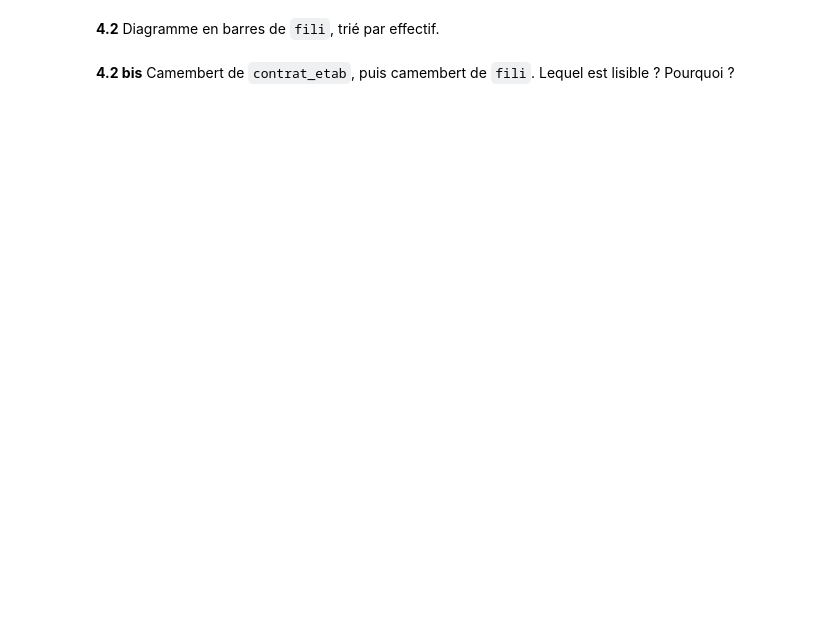
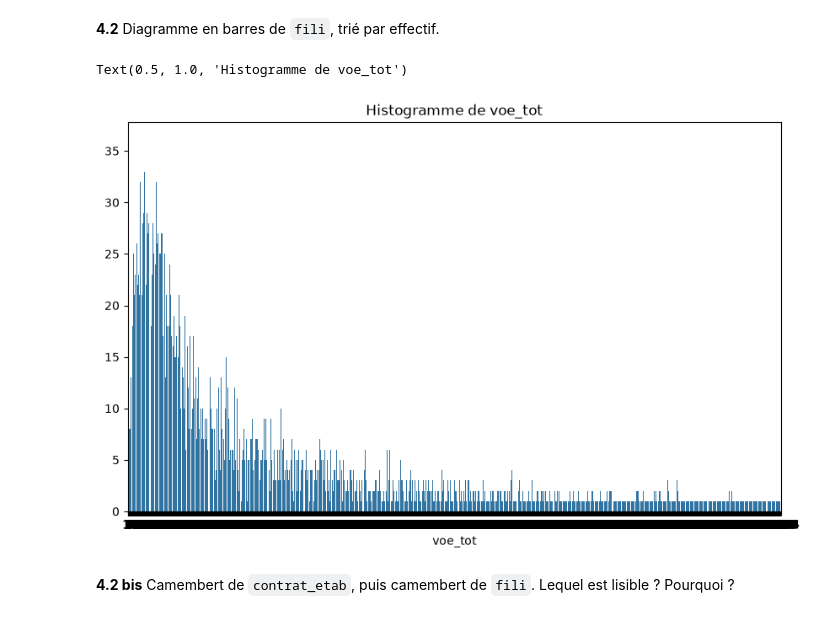
Before and after one commit to Mickael-C21/Analyse_univariee_bivariee, a Jupyter notebook: TP_Parcoursup.ipynb, the cells around one changed output. Cells and saved outputs as stored; diff of their text form; code cells hidden in the pictures; blank space fills up the shorter version.

```diff
--- a/TP_Parcoursup.ipynb
+++ b/TP_Parcoursup.ipynb
@@ -291,4 +298,13 @@ IQR de taux_acces_ens : 48.0
 # %% [markdown]
 **4.2** Diagramme en barres de `fili`, trié par effectif.
+# %%
+#diagramme en barre
+import seaborn as sns
+plt.figure(figsize=(10, 6))
+hist_voe_tot = sns.barplot(x=df['voe_tot'].value_counts().index, y=df['voe_tot'].value_counts().values, bin =)
+plt.title("Histogramme de voe_tot")
+# %% [output]
+Text(0.5, 1.0, 'Histogramme de voe_tot')
+[figure, added]
 # %% [markdown]
 **4.2 bis** Camembert de `contrat_etab`, puis camembert de `fili`. Lequel est lisible ? Pourquoi ?
```
Also changed, not shown: parts of 4 cells of this notebook.
